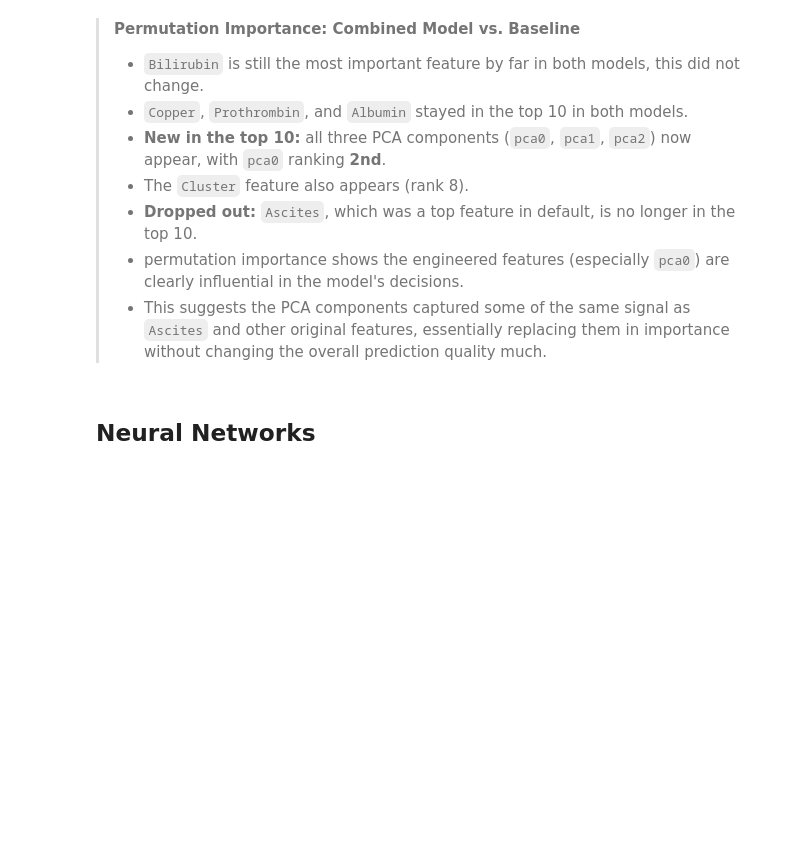
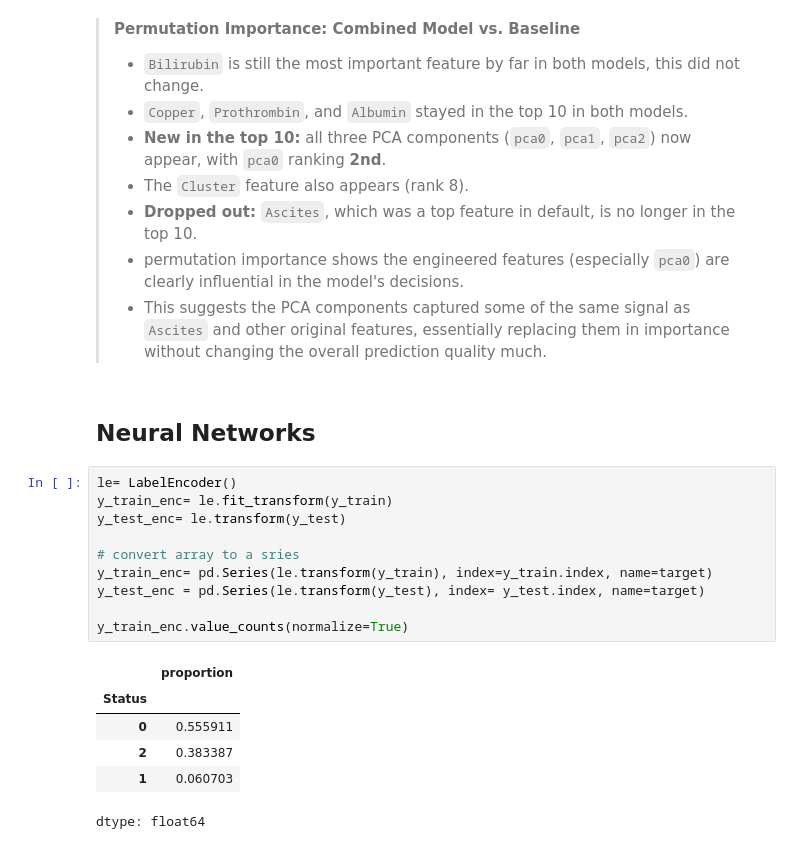
Before and after one commit to swirita/Cirrhosis-Prediction, a Jupyter notebook: Cirrhosis_Prediction.ipynb, the cells around one changed output. Saved outputs shown, nothing was run; the diff lists cells and outputs as text; blank space fills up the shorter version.

```diff
--- a/Cirrhosis_Prediction.ipynb
+++ b/Cirrhosis_Prediction.ipynb
@@ -1512,3 +1566,20 @@ plt.tight_layout()
 > - This suggests the PCA components captured some of the same signal as `Ascites` and other original features, essentially replacing them in importance without changing the overall prediction quality much.
 # %% [markdown]
 ## Neural Networks
+# %%
+le= LabelEncoder()
+y_train_enc= le.fit_transform(y_train)
+y_test_enc= le.transform(y_test)
+
+# convert array to a sries
+y_train_enc= pd.Series(le.transform(y_train), index=y_train.index, name=target)
+y_test_enc = pd.Series(le.transform(y_test), index= y_test.index, name=target)
+
+y_train_enc.value_counts(normalize=True)
+# %% [output]
+|  | proportion |
+| Status |  |
+| 0 | 0.555911 |
+| 2 | 0.383387 |
+| 1 | 0.060703 |
+dtype: float64
```
Also changed, not shown: parts of 6 cells of this notebook.
